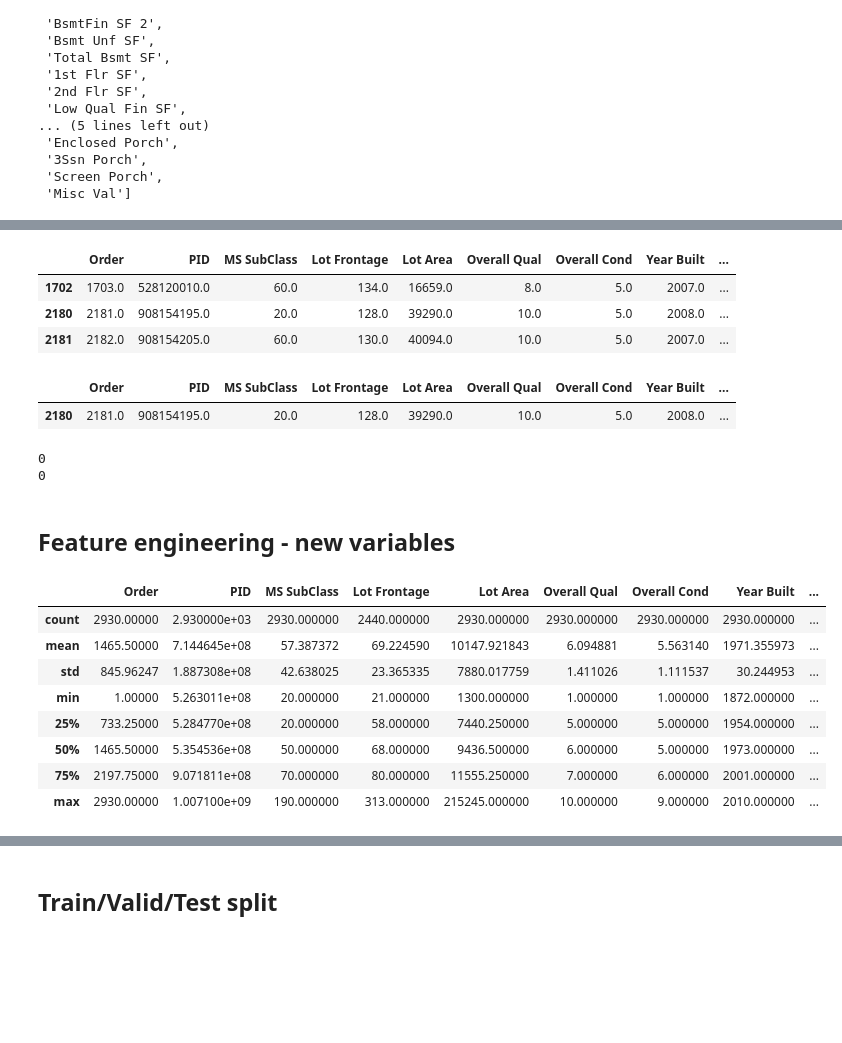
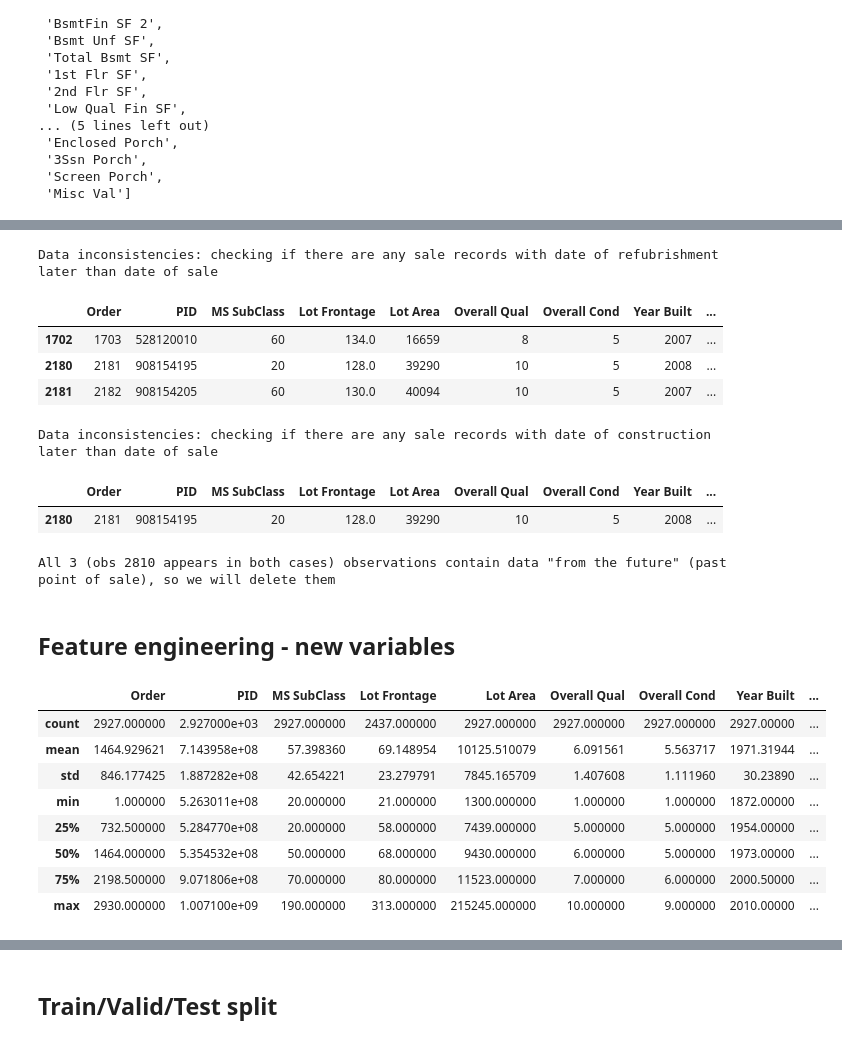
Before and after one commit to TGusciora/Python, a Jupyter notebook: GP23_PredictingHouseSalePrices/GP23_TG_PredictingHouseSalePrices.ipynb, the cells around one changed output, grey strips where cells are left out. Cells and saved outputs as stored; diff of their text form; code cells hidden in the pictures; blank space fills up the shorter version.

```diff
--- a/GP23_PredictingHouseSalePrices/GP23_TG_PredictingHouseSalePrices.ipynb
+++ b/GP23_PredictingHouseSalePrices/GP23_TG_PredictingHouseSalePrices.ipynb
@@ -136,7 +513,10 @@ There are 15 discrete variables
 # %%
 # first we make a list of continuous variables (from the numerical ones)
-#MANUAL_INPUT
-continuous = [var for var in numerical if var not in discrete and var not in ['PID', 'Order',target]]
+temp_list = [target]
+for item in ID_vars:
+    temp_list.append(item)
+
+continuous = [var for var in numerical if var not in discrete and var not in temp_list]
 continuous
 # %% [output]
 ['Lot Frontage',
@@ -248,7 +582,7 @@ def transform_features(data_in, cutoff_missing = 0.25, cutoff_fill = 0.05, fill_
     data_out = pd.DataFrame()
     missing_info = data_in.isna().sum()/len(data_in)
     dropped_cols = []
-    for col in data_in.columns:
+    for col in numerical:
         p_miss = missing_info[missing_info.index == col][0]
         if p_miss > cutoff_missing:
             print(col + ' - dropped because of missing values exceeding ' + str(cutoff_missing) + '%.' + ' Missing values = '
@@ -273,10 +607,9 @@ def transform_features(data_in, cutoff_missing = 0.25, cutoff_fill = 0.05, fill_
         else :
             data_out[col_n] = data_in[col_n]
             print(col_n + ' - ' + str(round(p_miss*100,4)) + '% of missing values. Variable copied.')
+# To be inspected if we need this
     for col_c in data_in.select_dtypes(exclude='number'):
-        if col_c not in dropped_cols:
             data_out[col_c] = data_in[col_c].astype('category')
-            print(col_c + ' - ' + str(round(p_miss*100,4)) + '% of missing values. Variable copied as category.')
     return data_out
 # %%
 data_transformed = transform_features(data_in = data)
@@ -320,57 +643,50 @@ data_transformed
 # %%
 #MANUAL_INPUT
-# Data inconsistencies: checking if there are any sale records with date of refubrishment later than date of sale
-data_transformed[data_transformed["Yr Sold"]<data_transformed["Year Remod/Add"]]
+print('Data inconsistencies: checking if there are any sale records with date of refubrishment later than date of sale')
+display(HTML(data_transformed[data_transformed["Yr Sold"]<data_transformed["Year Remod/Add"]].to_html()))
+
+print('Data inconsistencies: checking if there are any sale records with date of construction later than date of sale')
+display(HTML(data_transformed[data_transformed["Yr Sold"]<data_transformed["Year Built"]].to_html()))
+
+print('All 3 (obs 2810 appears in both cases) observations contain data "from the future" (past point of sale), so we will delete them')
+data_transformed = data_transformed.drop(data_transformed.index[[1702, 2180, 2181]])
 # %% [output]
+Data inconsistencies: checking if there are any sale records with date of refubrishment later than date of sale
 |  | Order | PID | MS SubClass | Lot Frontage | Lot Area | Overall Qual | Overall Cond | Year Built | ... |
-| 1702 | 1703.0 | 528120010.0 | 60.0 | 134.0 | 16659.0 | 8.0 | 5.0 | 2007.0 | ... |
-| 2180 | 2181.0 | 908154195.0 | 20.0 | 128.0 | 39290.0 | 10.0 | 5.0 | 2008.0 | ... |
-| 2181 | 2182.0 | 908154205.0 | 60.0 | 130.0 | 40094.0 | 10.0 | 5.0 | 2007.0 | ... |
+| 1702 | 1703 | 528120010 | 60 | 134.0 | 16659 | 8 | 5 | 2007 | ... |
+| 2180 | 2181 | 908154195 | 20 | 128.0 | 39290 | 10 | 5 | 2008 | ... |
+| 2181 | 2182 | 908154205 | 60 | 130.0 | 40094 | 10 | 5 | 2007 | ... |
+Data inconsistencies: checking if there are any sale records with date of construction later than date of sale
+|  | Order | PID | MS SubClass | Lot Frontage | Lot Area | Overall Qual | Overall Cond | Year Built | ... |
+| 2180 | 2181 | 908154195 | 20 | 128.0 | 39290 | 10 | 5 | 2008 | ... |
+All 3 (obs 2810 appears in both cases) observations contain data "from the future" (past point of sale), so we will delete them
-# %%
-#MANUAL_INPUT
-# Data inconsistencies: checking if there are any sale records with date of construction later than date of sale
-data_transformed[data_transformed["Yr Sold"]<data_transformed["Year Built"]]
-# %% [output]
-|  | Order | PID | MS SubClass | Lot Frontage | Lot Area | Overall Qual | Overall Cond | Year Built | ... |
-| 2180 | 2181.0 | 908154195.0 | 20.0 | 128.0 | 39290.0 | 10.0 | 5.0 | 2008.0 | ... |
-# %%
-#MANUAL_INPUT
-# Correcting data - changing years to be equal to year of sale
-data_transformed.loc[data_transformed["Yr Sold"]<data_transformed["Year Built"], "Year Built"] = data_transformed["Yr Sold"]
-data_transformed.loc[data_transformed["Yr Sold"]<data_transformed["Year Remod/Add"], "Year Remod/Add"] = data_transformed["Yr Sold"]
-print(data_transformed[data_transformed["Yr Sold"]<data_transformed["Year Remod/Add"]].shape[0])
-print(data_transformed[data_transformed["Yr Sold"]<data_transformed["Year Built"]].shape[0])
-# 0 resulting rows - all is ok
-# %% [output]
-0
-0
 # %% [markdown]
 ## Feature engineering - new variables
 # %%
 #MANUAL_INPUT
 data_transformed["years_until_remod"] = data_transformed["Year Remod/Add"] - data_transformed["Year Built"]
 data_transformed["years_remod_to_sale"]  = data_transformed["Yr Sold"] - data_transformed["Year Remod/Add"]
 data_transformed["years_built_to_sale"]  = data_transformed["Yr Sold"] - data_transformed["Year Built"]
 data_transformed["sin_month_sale"] = data_transformed["Mo Sold"].apply(lambda x: math.sin(float(x))) # seasonality detect v1
 data_transformed["cos_month_sale"] = data_transformed["Mo Sold"].apply(lambda x: math.cos(float(x))) # seasonality detect v2
 data_transformed["Bathroom_total"] = data_transformed["Bsmt Full Bath"].fillna(0) + data_transformed["Bsmt Half Bath"].fillna(0) + data_transformed["Full Bath"].fillna(0) + data_transformed["Half Bath"].fillna(0)
 data_transformed["Floor_area"] = data_transformed["Gr Liv Area"] + data_transformed["Garage Area"] + data_transformed["Total Bsmt SF"]
 data_transformed["Floor_area_ratio"] = data_transformed["Floor_area"] / data_transformed["Lot Area"]
 
 
 for var in ["years_until_remod", "years_remod_to_sale", "years_built_to_sale", "Bathroom_total", "Floor_area", "Lot Area", "Floor_area_ratio"]:
             continuous.append(var)
 for var in ["cos_month_sale", "sin_month_sale"]:
             discrete.append(var)
 
-ames_data_transformed.describe()
+data_transformed.describe()
 # %% [output]
 |  | Order | PID | MS SubClass | Lot Frontage | Lot Area | Overall Qual | Overall Cond | Year Built | ... |
-| count | 2930.00000 | 2.930000e+03 | 2930.000000 | 2440.000000 | 2930.000000 | 2930.000000 | 2930.000000 | 2930.000000 | ... |
-| mean | 1465.50000 | 7.144645e+08 | 57.387372 | 69.224590 | 10147.921843 | 6.094881 | 5.563140 | 1971.355973 | ... |
-| std | 845.96247 | 1.887308e+08 | 42.638025 | 23.365335 | 7880.017759 | 1.411026 | 1.111537 | 30.244953 | ... |
-| min | 1.00000 | 5.263011e+08 | 20.000000 | 21.000000 | 1300.000000 | 1.000000 | 1.000000 | 1872.000000 | ... |
-| 25% | 733.25000 | 5.284770e+08 | 20.000000 | 58.000000 | 7440.250000 | 5.000000 | 5.000000 | 1954.000000 | ... |
-| 50% | 1465.50000 | 5.354536e+08 | 50.000000 | 68.000000 | 9436.500000 | 6.000000 | 5.000000 | 1973.000000 | ... |
-| 75% | 2197.75000 | 9.071811e+08 | 70.000000 | 80.000000 | 11555.250000 | 7.000000 | 6.000000 | 2001.000000 | ... |
-| max | 2930.00000 | 1.007100e+09 | 190.000000 | 313.000000 | 215245.000000 | 10.000000 | 9.000000 | 2010.000000 | ... |
+| count | 2927.000000 | 2.927000e+03 | 2927.000000 | 2437.000000 | 2927.000000 | 2927.000000 | 2927.000000 | 2927.00000 | ... |
+| mean | 1464.929621 | 7.143958e+08 | 57.398360 | 69.148954 | 10125.510079 | 6.091561 | 5.563717 | 1971.31944 | ... |
+| std | 846.177425 | 1.887282e+08 | 42.654221 | 23.279791 | 7845.165709 | 1.407608 | 1.111960 | 30.23890 | ... |
+| min | 1.000000 | 5.263011e+08 | 20.000000 | 21.000000 | 1300.000000 | 1.000000 | 1.000000 | 1872.00000 | ... |
+| 25% | 732.500000 | 5.284770e+08 | 20.000000 | 58.000000 | 7439.000000 | 5.000000 | 5.000000 | 1954.00000 | ... |
+| 50% | 1464.000000 | 5.354532e+08 | 50.000000 | 68.000000 | 9430.000000 | 6.000000 | 5.000000 | 1973.00000 | ... |
+| 75% | 2198.500000 | 9.071806e+08 | 70.000000 | 80.000000 | 11523.000000 | 7.000000 | 6.000000 | 2000.50000 | ... |
+| max | 2930.000000 | 1.007100e+09 | 190.000000 | 313.000000 | 215245.000000 | 10.000000 | 9.000000 | 2010.00000 | ... |
```
Also changed, not shown: parts of 67 cells of this notebook, 25 other files.
